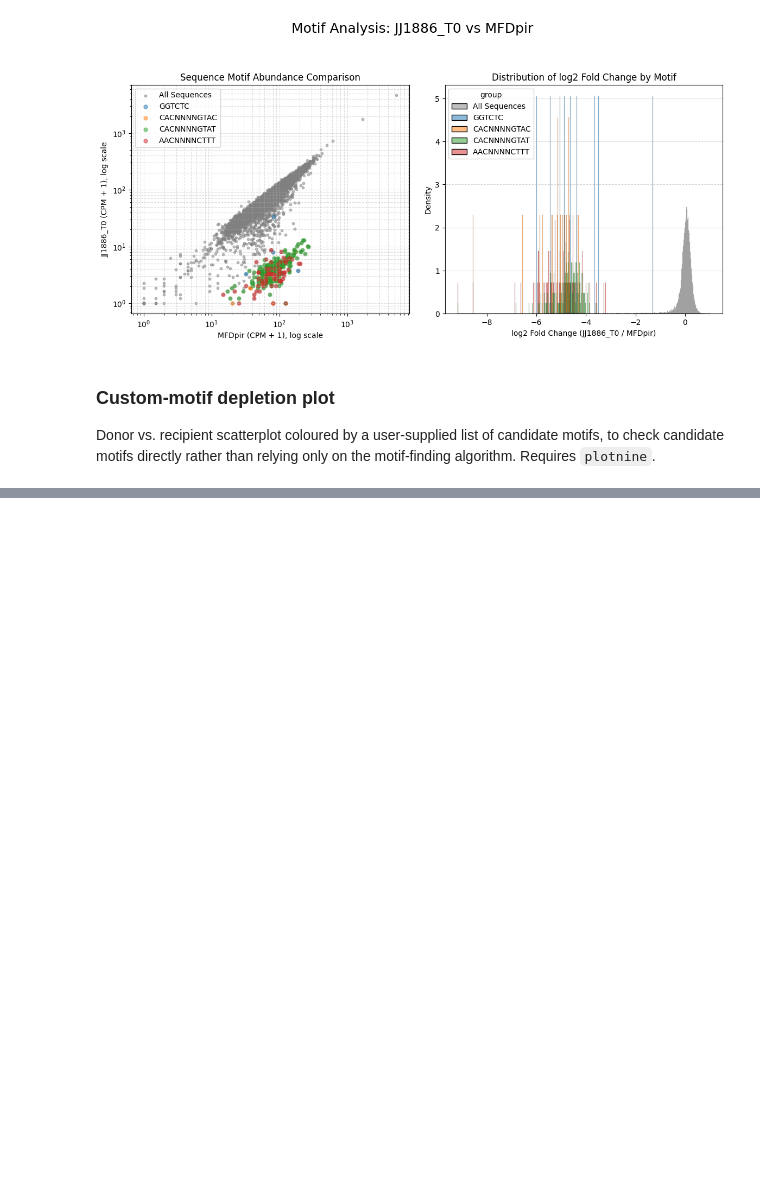
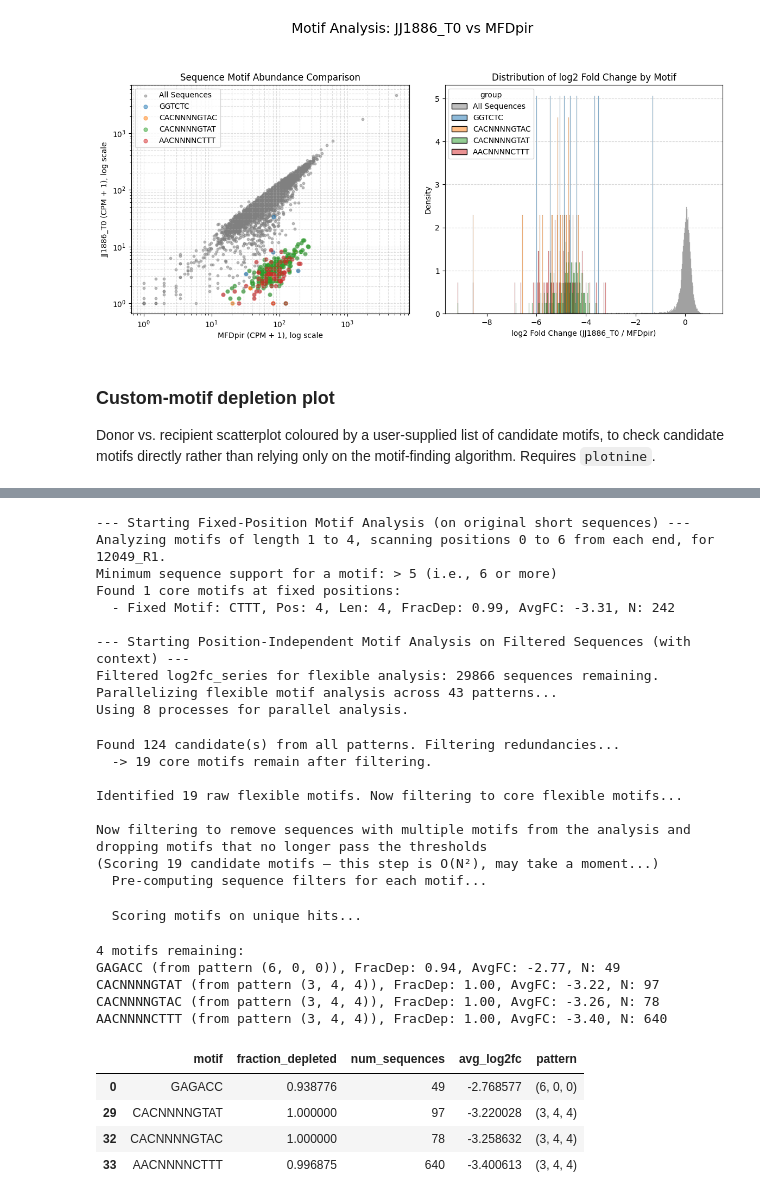
Before and after one commit to dbikard/randseq, a Jupyter notebook: nbs/02_plotting.ipynb, the cells around one changed output, grey strips where cells are left out. Cells and saved outputs as stored; diff of their text form; code cells hidden in the pictures; blank space fills up the shorter version.

```diff
--- a/nbs/02_plotting.ipynb
+++ b/nbs/02_plotting.ipynb
@@ -342,0 +362,43 @@ def plot_motif_depletion(counts_df, sample_col, ref_col, motif_list,
+# %%
+from randseq.core_v2 import find_restricted_motifs_mp
+from randseq.utils import get_patterns
+
+core_fixed_12049, flexible_12049 = find_restricted_motifs_mp(log2fc_12049["12049_R1"],
+                        left_bb2,
+                        right_bb2,
+                        fixed_motif_depletion_thr=-1,
+                        flexible_motif_patterns=get_patterns(),
+                        flexible_motif_log2fc_thr=-1,
+                        flexible_motif_score_thr=0.5,
+                        cpu_count=8)
+flexible_12049
+# %% [output]
+--- Starting Fixed-Position Motif Analysis (on original short sequences) ---
+Analyzing motifs of length 1 to 4, scanning positions 0 to 6 from each end, for 12049_R1.
+Minimum sequence support for a motif: > 5 (i.e., 6 or more)
+Found 1 core motifs at fixed positions:
+  - Fixed Motif: CTTT, Pos: 4, Len: 4, FracDep: 0.99, AvgFC: -3.31, N: 242
+
+--- Starting Position-Independent Motif Analysis on Filtered Sequences (with context) ---
+Filtered log2fc_series for flexible analysis: 29866 sequences remaining.
+Parallelizing flexible motif analysis across 43 patterns...
+Using 8 processes for parallel analysis.
+Found 124 candidate(s) from all patterns. Filtering redundancies...
+  -> 19 core motifs remain after filtering.
+
+Identified 19 raw flexible motifs. Now filtering to core flexible motifs...
+
+Now filtering to remove sequences with multiple motifs from the analysis and dropping motifs that no longer pass the thresholds
+(Scoring 19 candidate motifs — this step is O(N²), may take a moment...)
+  Pre-computing sequence filters for each motif...
+  Scoring motifs on unique hits...
+4 motifs remaining:
+GAGACC (from pattern (6, 0, 0)), FracDep: 0.94, AvgFC: -2.77, N: 49
+CACNNNNGTAT (from pattern (3, 4, 4)), FracDep: 1.00, AvgFC: -3.22, N: 97
+CACNNNNGTAC (from pattern (3, 4, 4)), FracDep: 1.00, AvgFC: -3.26, N: 78
+AACNNNNCTTT (from pattern (3, 4, 4)), FracDep: 1.00, AvgFC: -3.40, N: 640
+|  | motif | fraction_depleted | num_sequences | avg_log2fc | pattern |
+| 0 | GAGACC | 0.938776 | 49 | -2.768577 | (6, 0, 0) |
+| 29 | CACNNNNGTAT | 1.000000 | 97 | -3.220028 | (3, 4, 4) |
+| 32 | CACNNNNGTAC | 1.000000 | 78 | -3.258632 | (3, 4, 4) |
+| 33 | AACNNNNCTTT | 0.996875 | 640 | -3.400613 | (3, 4, 4) |
```
Also changed, not shown: parts of 5 cells of this notebook, 5 other files.
